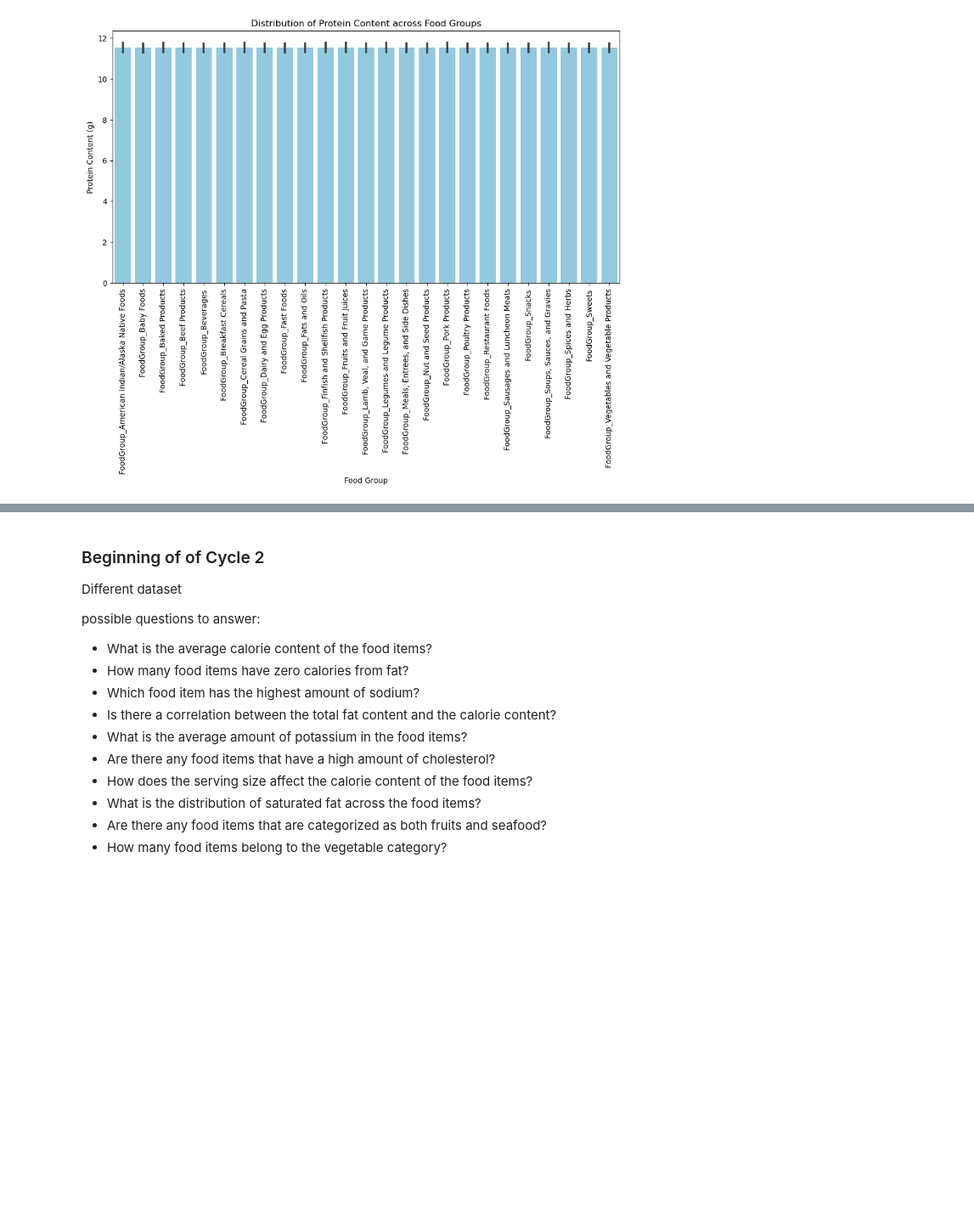
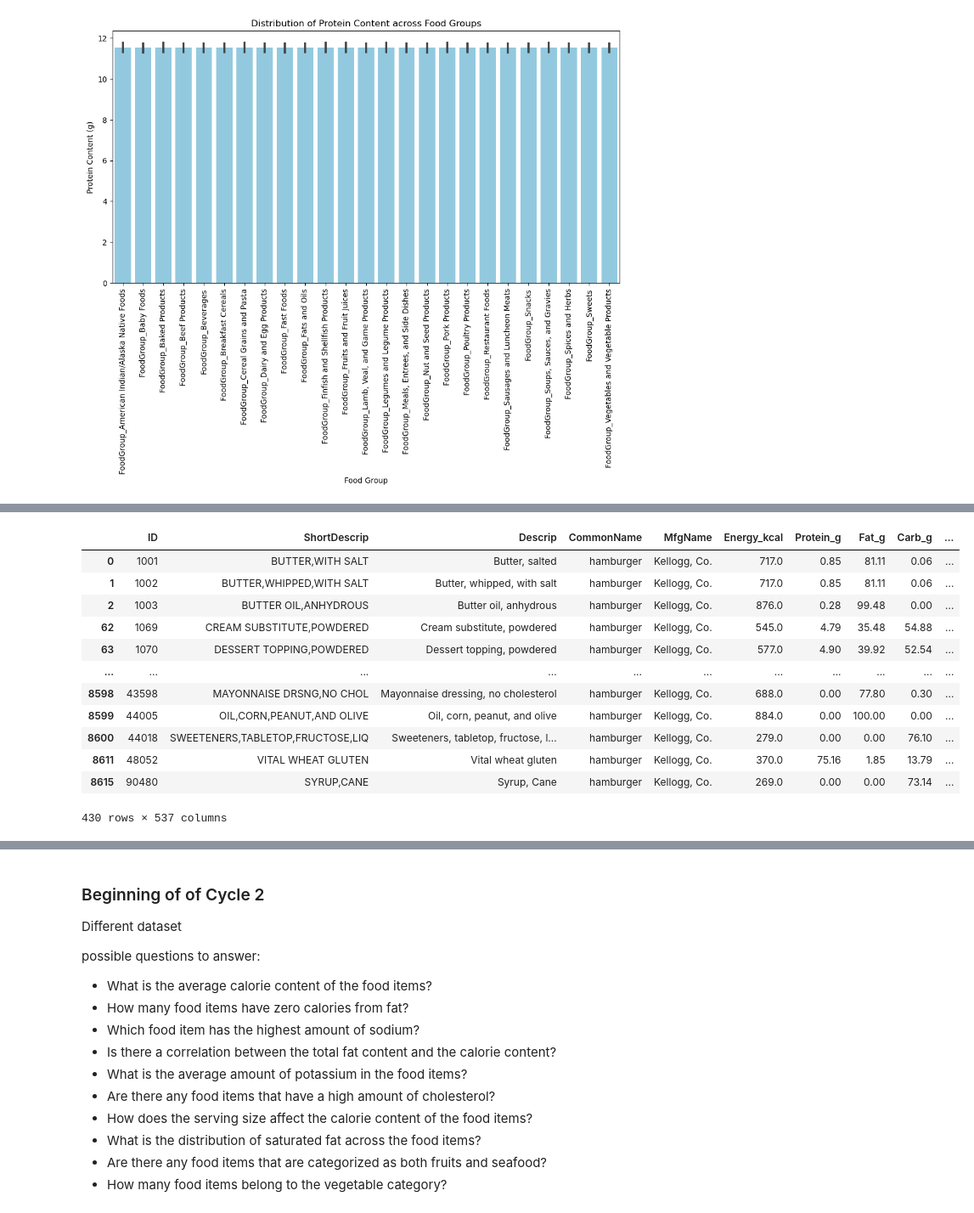
Before and after one commit to HardoModo/Dev10-Capstone, a Jupyter notebook: Janeel/Food_nutrient.ipynb, the cells around one changed output, grey strips where cells are left out. Shown at 85% size. Saved outputs shown, nothing was run; the diff lists cells and outputs as text; code cells hidden in the pictures; blank space fills up the shorter version.

```diff
--- a/Janeel/Food_nutrient.ipynb
+++ b/Janeel/Food_nutrient.ipynb
@@ -321,0 +322,27 @@ plt.show()
+# %%
+# Define the recommended allowances (RDA) for nutrients
+rda_values = {'Energy_kcal': 2000, 'Protein_g': 50, 'Fat_g': 70, 'Carb_g': 260, 'Sugar_g': 50}
+
+# Filter the rows in Table 1 that exceed the RDA or have high levels of unhealthy components
+problematic_foods = df[(df['Energy_kcal'] > rda_values['Energy_kcal']) |
+                       (df['Protein_g'] > rda_values['Protein_g']) |
+                       (df['Fat_g'] > rda_values['Fat_g']) |
+                       (df['Carb_g'] > rda_values['Carb_g']) |
+                       (df['Sugar_g'] > rda_values['Sugar_g'])]
+
+# Display the subset of problematic foods
+problematic_foods
+# %% [output]
+|  | ID | ShortDescrip | Descrip | CommonName | MfgName | Energy_kcal | Protein_g | Fat_g | Carb_g | ... |
+| 0 | 1001 | BUTTER,WITH SALT | Butter, salted | hamburger | Kellogg, Co. | 717.0 | 0.85 | 81.11 | 0.06 | ... |
+| 1 | 1002 | BUTTER,WHIPPED,WITH SALT | Butter, whipped, with salt | hamburger | Kellogg, Co. | 717.0 | 0.85 | 81.11 | 0.06 | ... |
+| 2 | 1003 | BUTTER OIL,ANHYDROUS | Butter oil, anhydrous | hamburger | Kellogg, Co. | 876.0 | 0.28 | 99.48 | 0.00 | ... |
+| 62 | 1069 | CREAM SUBSTITUTE,POWDERED | Cream substitute, powdered | hamburger | Kellogg, Co. | 545.0 | 4.79 | 35.48 | 54.88 | ... |
+| 63 | 1070 | DESSERT TOPPING,POWDERED | Dessert topping, powdered | hamburger | Kellogg, Co. | 577.0 | 4.90 | 39.92 | 52.54 | ... |
+| ... | ... | ... | ... | ... | ... | ... | ... | ... | ... | ... |
+| 8598 | 43598 | MAYONNAISE DRSNG,NO CHOL | Mayonnaise dressing, no cholesterol | hamburger | Kellogg, Co. | 688.0 | 0.00 | 77.80 | 0.30 | ... |
+| 8599 | 44005 | OIL,CORN,PEANUT,AND OLIVE | Oil, corn, peanut, and olive | hamburger | Kellogg, Co. | 884.0 | 0.00 | 100.00 | 0.00 | ... |
+| 8600 | 44018 | SWEETENERS,TABLETOP,FRUCTOSE,LIQ | Sweeteners, tabletop, fructose, l... | hamburger | Kellogg, Co. | 279.0 | 0.00 | 0.00 | 76.10 | ... |
+| 8611 | 48052 | VITAL WHEAT GLUTEN | Vital wheat gluten | hamburger | Kellogg, Co. | 370.0 | 75.16 | 1.85 | 13.79 | ... |
+| 8615 | 90480 | SYRUP,CANE | Syrup, Cane | hamburger | Kellogg, Co. | 269.0 | 0.00 | 0.00 | 73.14 | ... |
+430 rows × 537 columns
```
Also changed, not shown: parts of 6 cells of this notebook.
